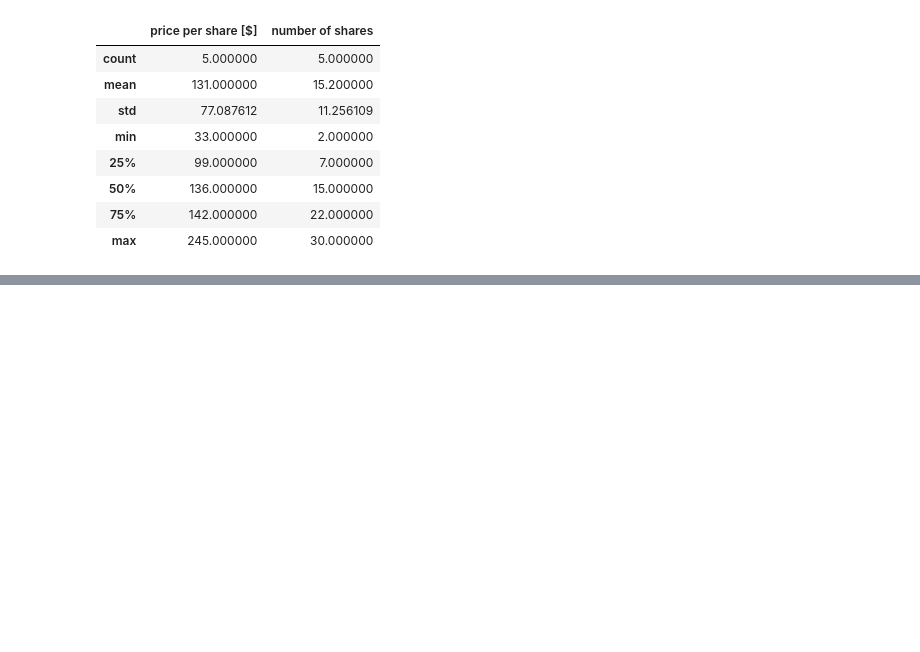
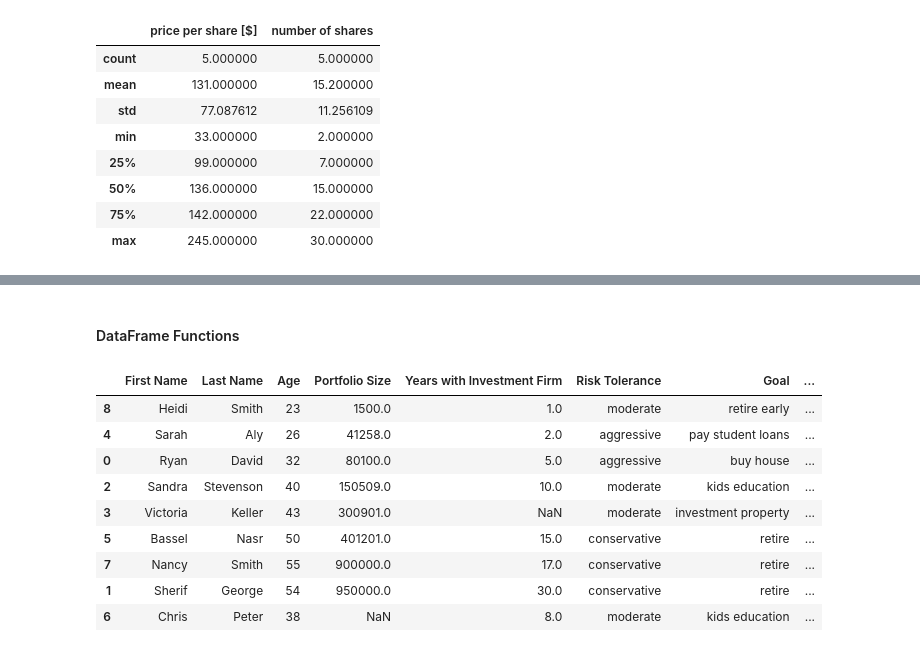
Before and after one commit to eklenks/Code, a Jupyter notebook: Education/2_pandas.ipynb, the cells around one changed output, grey strips where cells are left out. Saved outputs shown, nothing was run; the diff lists cells and outputs as text; code cells hidden in the pictures; blank space fills up the shorter version.

```diff
--- a/Education/2_pandas.ipynb
+++ b/Education/2_pandas.ipynb
@@ -116,0 +242,4 @@ The total value of the portfolio = $9612
+# %%
+# Pandas is used to read a csv file and store data in a DataFrame
+investor_df = pd.read_csv('investors_data.csv')
+investor_df.head()
@@ -116,0 +264,5 @@ The total value of the portfolio = $9612
+# %%
+# You can sort the values in the dataframe according to the portfolio size
+# Set inplace = True to ensure that change has taken place in memory
+investor_df.sort_values(by = 'Portfolio Size', inplace = True)
+investor_df.head()
@@ -116,0 +276,21 @@ The total value of the portfolio = $9612
+# %% [markdown]
+#### DataFrame Functions
+# %%
+# Define a function that increases the value of x by 10%
+def portfolio_update(x):
+    return x * 1.1 # assume that portfolio increased by 10%
+
+# Apply a function to the DataFrame column, add  results to a new column titled "Updated portfolio Size"
+investor_df['Updated Portfolio Size'] = investor_df['Portfolio Size'].apply(portfolio_update)
+investor_df
+# %% [output]
+|  | First Name | Last Name | Age | Portfolio Size | Years with Investment Firm | Risk Tolerance | Goal | ... |
+| 8 | Heidi | Smith | 23 | 1500.0 | 1.0 | moderate | retire early | ... |
+| 4 | Sarah | Aly | 26 | 41258.0 | 2.0 | aggressive | pay student loans | ... |
+| 0 | Ryan | David | 32 | 80100.0 | 5.0 | aggressive | buy house | ... |
+| 2 | Sandra | Stevenson | 40 | 150509.0 | 10.0 | moderate | kids education | ... |
+| 3 | Victoria | Keller | 43 | 300901.0 | NaN | moderate | investment property | ... |
+| 5 | Bassel | Nasr | 50 | 401201.0 | 15.0 | conservative | retire | ... |
+| 7 | Nancy | Smith | 55 | 900000.0 | 17.0 | conservative | retire | ... |
+| 1 | Sherif | George | 54 | 950000.0 | 30.0 | conservative | retire | ... |
+| 6 | Chris | Peter | 38 | NaN | 8.0 | moderate | kids education | ... |
```
Also changed, not shown: parts of 30 cells of this notebook, 1 other file.
